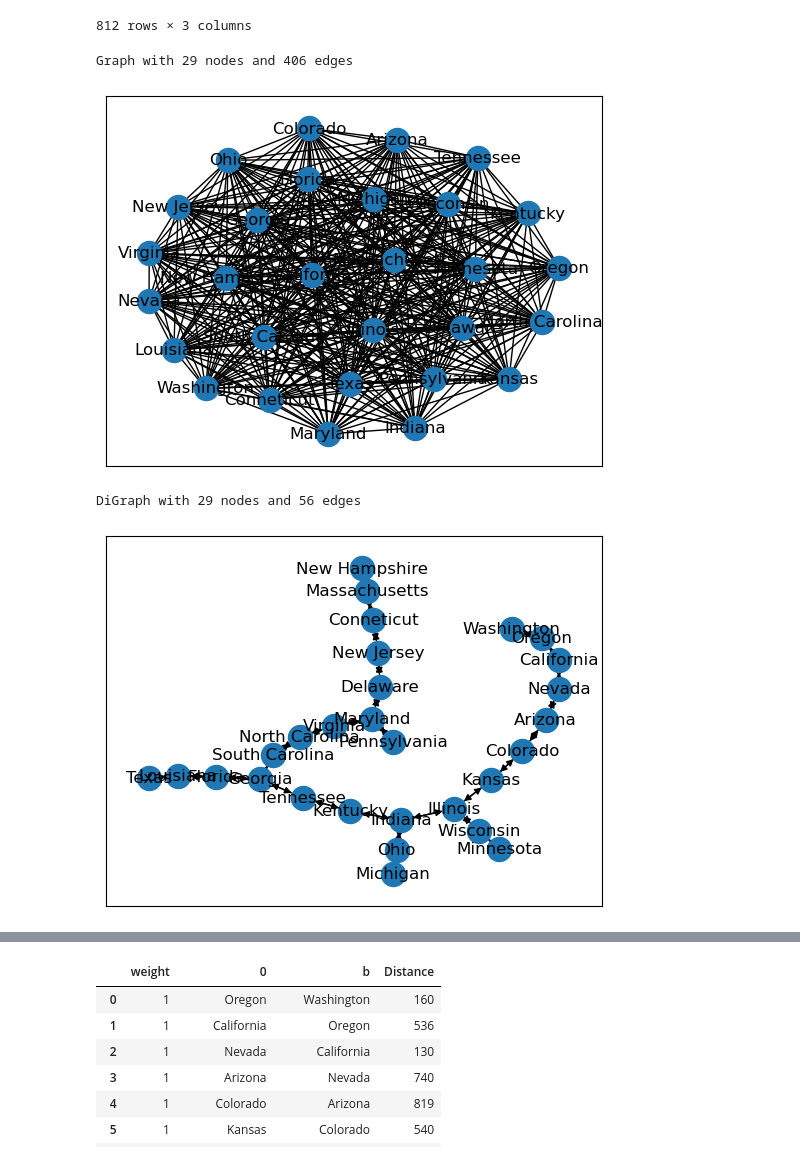
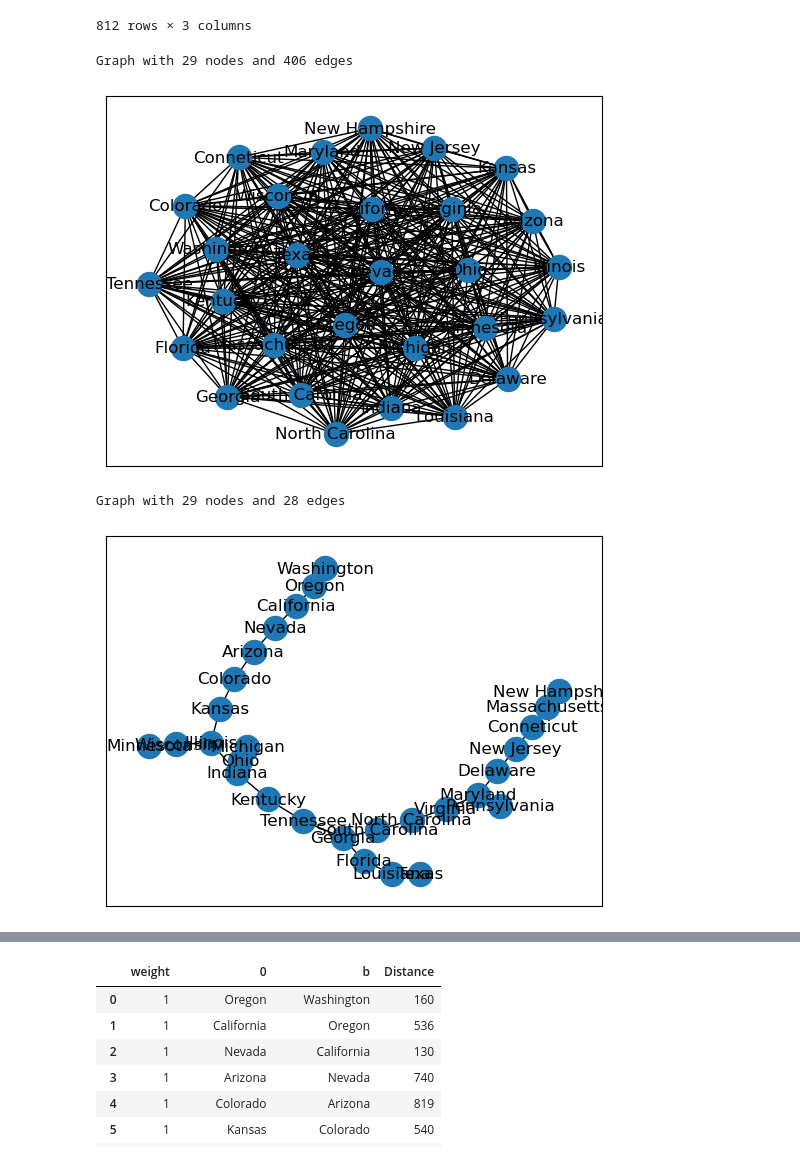
Before and after one commit to kelvinengee/network, a Jupyter notebook: Mississippi.ipynb, the cells around one changed output, grey strips where cells are left out. Saved outputs shown, nothing was run; the diff lists cells and outputs as text; code cells hidden in the pictures.

```diff
--- a/Mississippi.ipynb
+++ b/Mississippi.ipynb
@@ -33,7 +33,6 @@ mississippi_network
 # %%
 # Make a graph from the dataframe
 Mississippi_Graph= nx.from_pandas_edgelist(mississippi_network, 0, 'b', edge_attr='Distance')
-Mississippi_Graph = Mississippi_Graph.to_directed(as_view=False)
 nx.draw_networkx(Mississippi_Graph,with_labels=True)
 print(Mississippi_Graph)
 # %% [output]
@@ -743,12 +716,11 @@ nx.draw_networkx(Huge_Graph,with_labels=True)
 print(Huge_Graph)
 # %% [output]
 Graph with 29 nodes and 406 edges
-[figure, old version]
+[figure, new version]
 # %%
 a = nx.minimum_spanning_tree(Huge_Graph, weight='Distance', algorithm='kruskal', ignore_nan=False)
-a = a.to_directed(as_view=False)
 nx.draw_networkx(a,with_labels=True)
 print(a)
 # %% [output]
-DiGraph with 29 nodes and 56 edges
+Graph with 29 nodes and 28 edges
-[figure, old version]
+[figure, new version]
```
Also changed, not shown: parts of 36 cells of this notebook.
